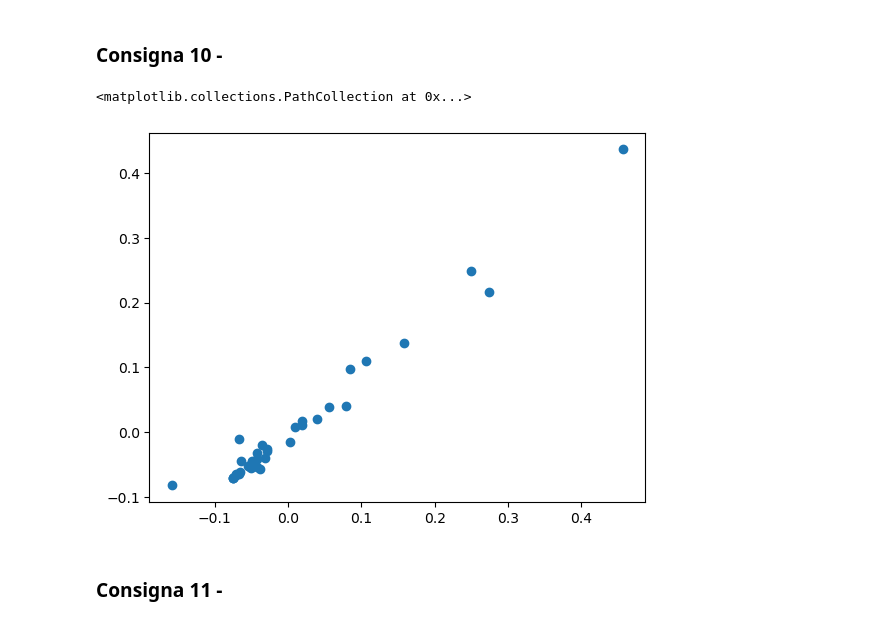
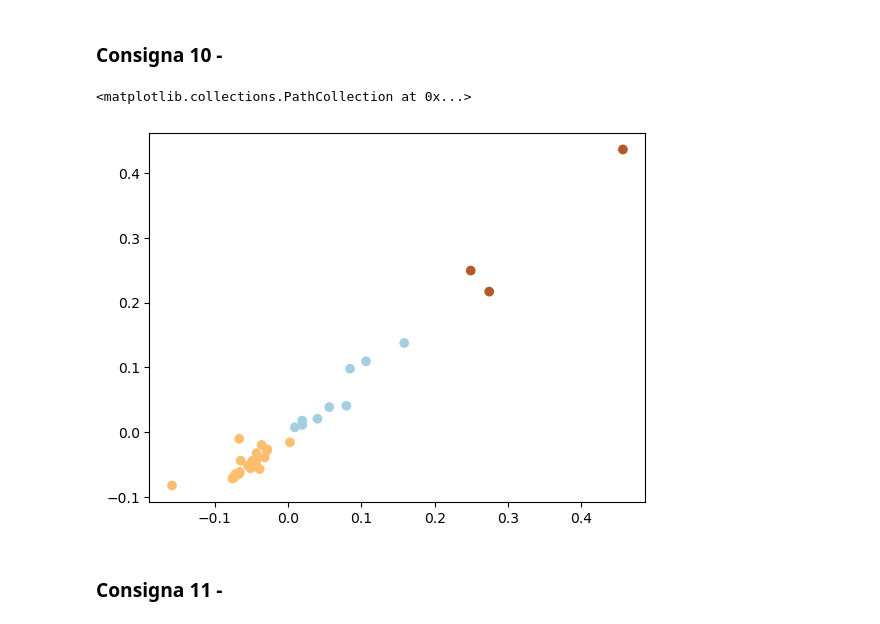
Before and after one commit to MatildaBartoli/TP2-ALC-2024, a Jupyter notebook: grupo_20_TP2.ipynb, the cells around one changed output. Drawn from its saved outputs; the diff is of its cells as text; code cells hidden in the pictures.

```diff
--- a/grupo_20_TP2.ipynb
+++ b/grupo_20_TP2.ipynb
@@ -390,41 +394,43 @@ $H = (I-A)^{-1} - I$
 # %% [markdown]
 ### Consigna 10 -
 # %%
-#calculo H
+#calculamos H
 H = Arr @ inv(np.identity(40)-Arr)
 
-#normalizo
+#normalizamos
 H_n = E40 @ H
 
 #hacemos la matriz de covarianza
 C = H_n.T @ H_n / 39
 
 #hallamos el primer par autovector-autovalor (el de mayor autovalor)
 autovector1 = metodoPotenciaHotelling(C)
 autovalor1 = autovector1.T @ C @ autovector1 / (np.linalg.norm(autovector1)**2)
 
 #creamos una nueva matriz sin proyección en el autovector hallado, para evitar que
 #aparezca en el método de la potencia
 C_ = C - autovalor1 * np.outer(autovector1, autovector1)
 
 #hallamos el segundo par autovector-autovalor
 autovector2 = metodoPotenciaHotelling(C_)
 autovalor2 = autovector2.T @ C_ @ autovector2 / (np.linalg.norm(autovector2)**2)
 
 
 #tomamos los dos vectores más representativos
 V = np.array([autovector1, autovector2]).reshape((40, 2))
 
 #reducimos la matriz original según estos vectores
-Puntos = H_n @ V
+reduccion = H_n @ V
 
+kmeans = KMeans(n_clusters=3)
+clusters = kmeans.fit_predict(reduccion)
 
 fig, ax = plt.subplots()
 #graficamos
-ax.scatter(x = Puntos[:, 0], y = Puntos[:, 1])
-#TODO make pretty
+ax.scatter(x = reduccion[:, 0], y = reduccion[:, 1], c=clusters, cmap="Paired")
+ax.set_title("Representación en dos dimensiones de la matriz H, dividida en tres clusters
 # %% [output]
 <matplotlib.collections.PathCollection at 0x...>
-[figure, old version]
+[figure, new version]
 # %% [markdown]
 ### Consigna 11 -
```
Also changed, not shown: parts of 5 cells of this notebook, 1 other file.
